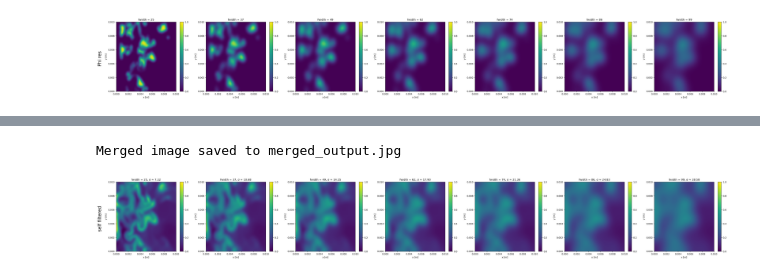
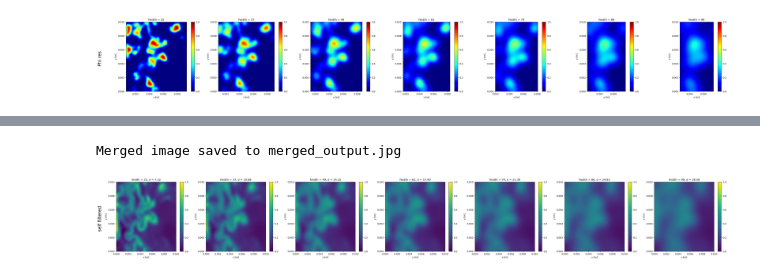
Before and after one commit to MedBox19/TAS-AE2224-I, a Jupyter notebook: mission2/Mission2.ipynb, the cells around one changed output, grey strips where cells are left out. Saved outputs shown, nothing was run; the diff lists cells and outputs as text; code cells hidden in the pictures.

Commit message:
graphsss

```diff
--- a/mission2/Mission2.ipynb
+++ b/mission2/Mission2.ipynb
@@ -26,42 +26,48 @@ plt.figure(figsize=(40, 5))
 
 #print(np.count_nonzero(phi_res(load_w_bar(49), load_nabla_cT(49))))
 
 for i, fwidth in enumerate(fwidth_n):
     # Load the pre-filtered data
     w_bar = np.fromfile('rest_of_the_data\case_B1_slice_data\wtemp-slice-B1-0000080000.raw', count=-1, dtype=np.float64).reshape(nx, ny)
-    w_bar[:27,:] = 0
-    w_bar[346:,:] = 0
+    w_bar[:fwidth,:] = 0
+    w_bar[(384-fwidth):,:] = 0
     global_min, global_max = np.min(w_bar), np.max(w_bar)
     w_bar = (w_bar-global_min)/(global_max-global_min)
 
     nabla_ct = np.fromfile('rest_of_the_data/case_B1_slice_data/nablatemp-slice-B1-0000080000.raw', count=-1, dtype=np.float64).reshape(nx, ny)
-    nabla_ct[:27,:] = 0
-    nabla_ct[346:,:] = 0
+    nabla_ct[:fwidth,:] = 0
+    nabla_ct[(384-fwidth):,:] = 0
     global_min, global_max = np.min(nabla_ct), np.max(nabla_ct)
     nabla_ct = (nabla_ct-global_min)/(global_max-global_min)
 
 
     phi = phi_res(w_temp = w_bar, nabla_cT = nabla_ct)
     phi = gaus(fwidth, phi)
-    # Normalize to [0, 1] (if normalization is required)
-    global_min, global_max = np.min(phi), np.max(phi)
-    #print(global_min, global_max)
-    #16471.735700120793 284616.82635290886
-    #phi = (phi - global_min) / (global_max - global_min)
+    phi[:fwidth,:] = 0
+    phi[(384-fwidth):,:] = 0
+
 
     # Plot the data
     plt.subplot(1, 7, i + 1)
-    mesh = plt.pcolor(x, y, np.moveaxis(phi, (0, 1), (1, 0)),
+    x_slice = x[fwidth:384-fwidth]
+    phi_slice = phi[fwidth:384-fwidth, :]
+    mesh = plt.pcolor(x_slice, y, np.moveaxis(phi_slice, (0, 1), (1, 0)),
                       cmap='jet', vmin=0, vmax=1, shading='auto')
     plt.colorbar(mesh)
+    plt.gca().set_aspect('equal', adjustable='box')
+    plt.xlim(x_slice[0], x_slice[-1])
+    plt.ylim(y[0], y[-1])
+
     plt.title(f"fwidth = {fwidth}")
     plt.xlabel("x [m]")
     plt.ylabel("y [m]")
 
-plt.subplots_adjust(left=0.04, right=0.98, top=0.95, bottom=0.1)
+
+plt.subplots_adjust(left=0.04, right=0.98, top=0.95, bottom=0.1, wspace=0)
+
 
 plt.figtext(0.015, 0.5, "Phi res", va='center', ha='center', rotation='vertical', fontsize=20)
 plt.savefig("les-data-nn-input-not-ideal.png", dpi=300)
 plt.show()
 # %% [output]
-[figure, old version]
+[figure, new version]
```
Also changed, not shown: parts of 3 cells of this notebook, 4 other files.
